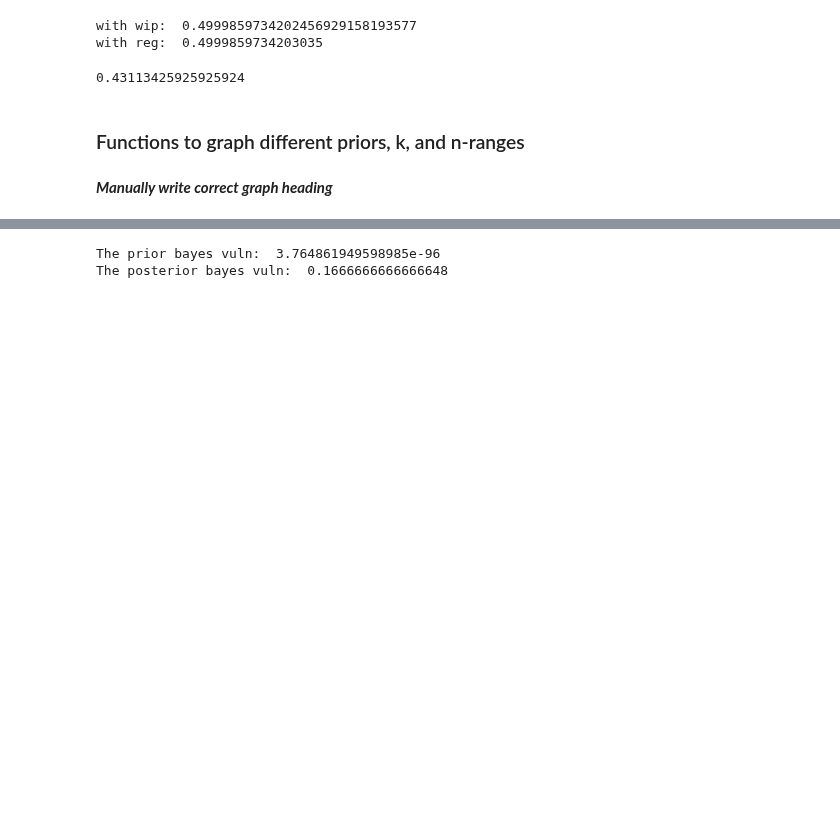
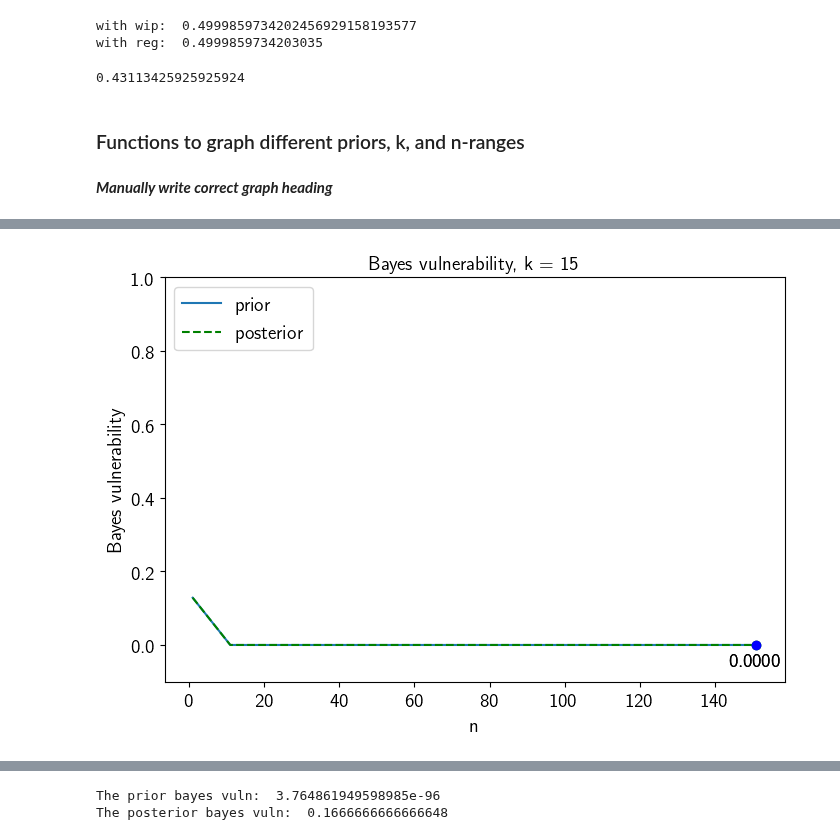
Before and after one commit to majk12/pbv, a Jupyter notebook: post_bayes_vuln_k3.ipynb, the cells around one changed output, grey strips where cells are left out. Drawn from its saved outputs; the diff is of its cells as text; code cells hidden in the pictures; blank space fills up the shorter version.

```diff
--- a/post_bayes_vuln_k3.ipynb
+++ b/post_bayes_vuln_k3.ipynb
@@ -451,0 +463,19 @@ def graph_it_bayes_4(n_range, k, probs, df):
+# %%
+n_range = 151
+k = 15
+probs = [0.128535187,
+        0.108428075,
+        0.104387861,
+        0.089636381,
+        0.084374706,
+        0.081461994,
+        0.071408437, # other
+        0.060979047,
+        0.057314667,
+        0.050267782,
+        0.04914028,
+        0.037301513,
+        0.028093583,
+        0.026496289,
+        0.022174199
+]
@@ -451,0 +539,6 @@ def graph_it_bayes_4(n_range, k, probs, df):
+# %%
+df_15k = pd.read_csv('data\df_k_15_bayes')
+# %%
+graph_it_bayes(n_range, k, probs, df_15k)
+# %% [output]
+[figure, added]
```
Also changed, not shown: parts of 41 cells of this notebook, 2 other files.
